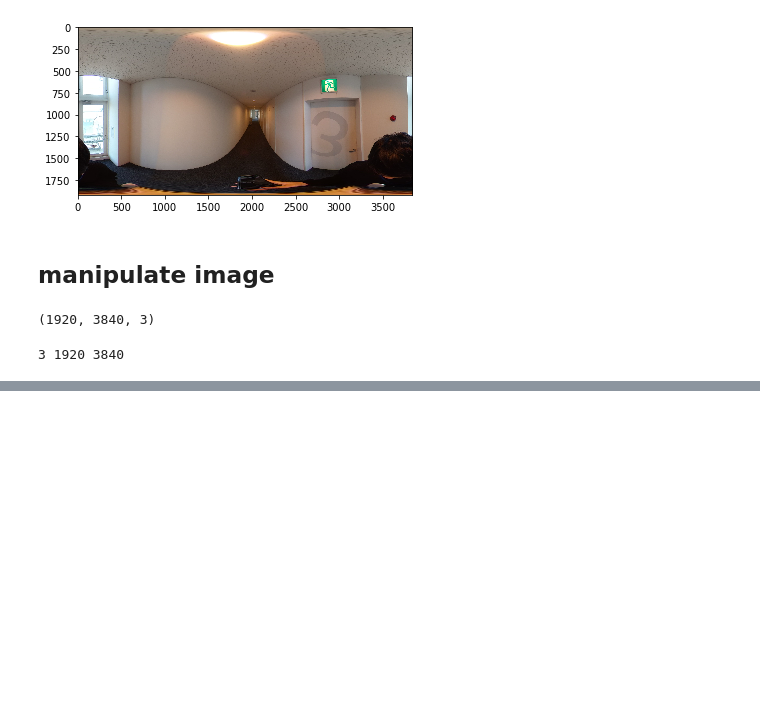
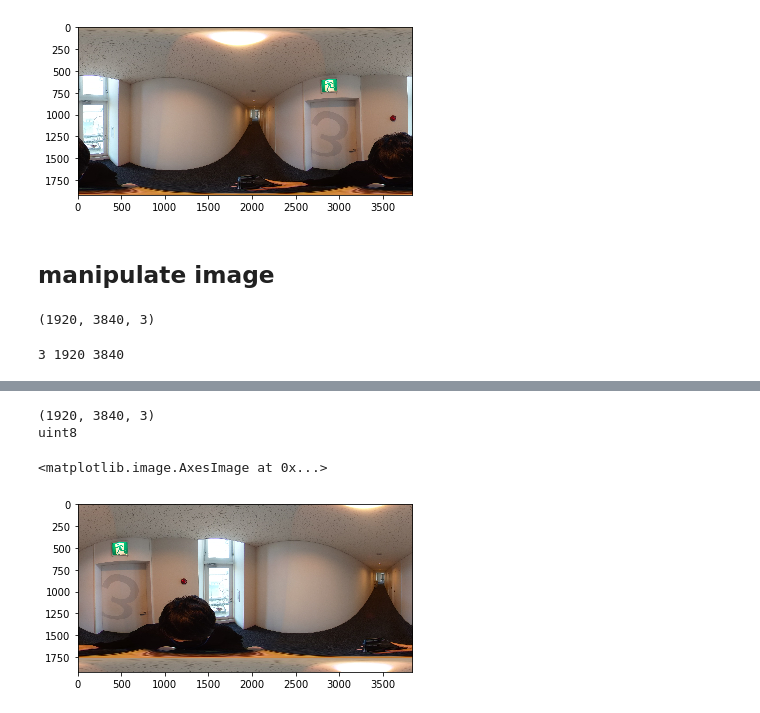
Before and after one commit to haruishi43/equilib, a Jupyter notebook: notebook.ipynb, the cells around one changed output, grey strips where cells are left out. Drawn from its saved outputs; the diff is of its cells as text; code cells hidden in the pictures; blank space fills up the shorter version.

```diff
--- a/notebook.ipynb
+++ b/notebook.ipynb
@@ -95,0 +39,44 @@ grid = np.stack((uj, ui), axis=0)
+# %%
+out = np.zeros((channels, h_pano, w_pano))
+# %%
+for uj in range(h_pano):
+    for ui in range(w_pano):
+
+        # get current pixel in rotation
+        phi = (ui - w_pano/2) * 2*np.pi / w_pano
+        theta = (uj - h_pano/2) * np.pi / h_pano
+
+        # rotate
+        phi += np.pi / 4
+        theta += np.pi / 12
+
+        if phi > np.pi:
+            phi += -2*np.pi
+        elif phi < -np.pi:
+            phi += 2*np.pi
+
+        if theta > np.pi/2:
+            theta += -np.pi
+        elif theta < np.pi/2:
+            theta += np.pi
+
+        # sample pixels
+        vi = (phi * w_pano) / (2*np.pi)
+        vj = (theta - np.pi/2) * h_pano / np.pi
+        vi = int(vi)
+        vj = int(vj)
+
+        out[:,uj,ui] = pano[:,vj,vi]
+# %%
+pano_out = np.transpose(out, (1,2,0))
+pano_out = pano_out.astype('uint8')
+print(pano_out.shape)
+print(pano_out.dtype)
+# %% [output]
+(1920, 3840, 3)
+uint8
+# %%
+imshow(pano_out)
+# %% [output]
+<matplotlib.image.AxesImage at 0x...>
+[figure, added]
```
Also changed, not shown: parts of 17 cells of this notebook, 3 other files.
